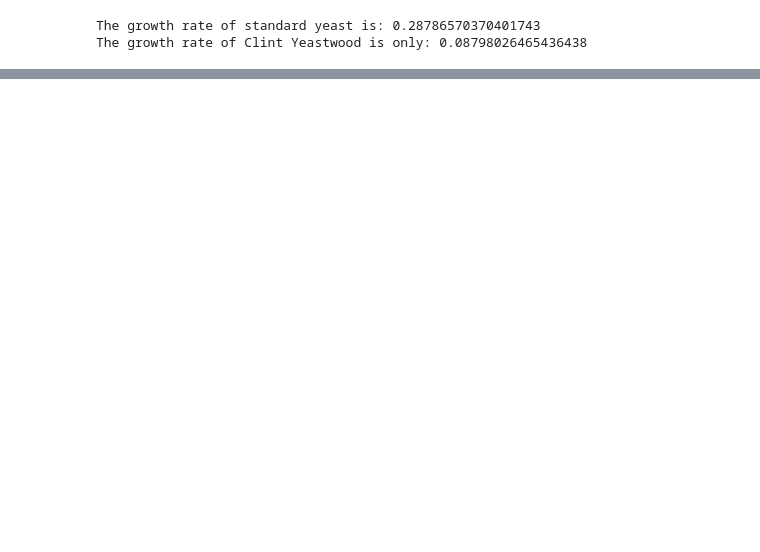
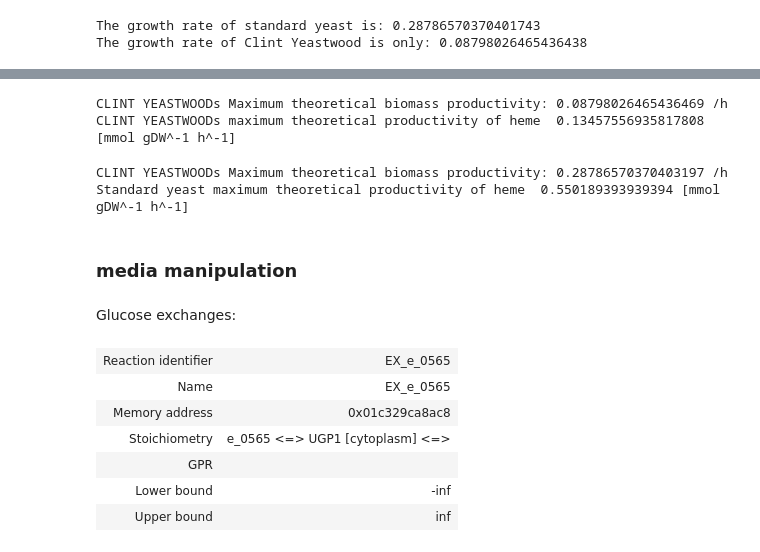
Before and after one commit to 27410/group-assignment-2021-group_10_rhb_cerevisiae, a Jupyter notebook: Analysis/model.ipynb, the cells around one changed output, grey strips where cells are left out. Drawn from its saved outputs; the diff is of its cells as text; code cells hidden in the pictures; blank space fills up the shorter version.

```diff
--- a/Analysis/model.ipynb
+++ b/Analysis/model.ipynb
@@ -195,0 +217,47 @@ model2.reactions.get_by_id(sort_fluxes(reaction_fluxes2)[0]) # reaction_with_lar
+# %%
+medium = model2.medium
+with model2:
+    solution = model2.optimize()
+    print("CLINT YEASTWOODs Maximum theoretical biomass productivity:", solution.fluxes['r_2111'], '/h')
+    #medium['EX_glc__D_e'] = 0
+    #medium['EX_ac_e'] = 10
+    model2.medium = medium
+    model2.objective = model2.reactions.DM_s_0712
+    succ_production = model2.optimize().objective_value
+    print("CLINT YEASTWOODs maximum theoretical productivity of heme ", succ_production, '[mmol gDW^-1 h^-1]')
+# %% [output]
+CLINT YEASTWOODs Maximum theoretical biomass productivity: 0.08798026465436469 /h
+CLINT YEASTWOODs maximum theoretical productivity of heme  0.13457556935817808 [mmol gDW^-1 h^-1]
+# %%
+medium = model.medium
+with model:
+    solution = model.optimize()
+    print("Standard yeast maximum theoretical biomass productivity:", solution.fluxes['BIOMASS_SC5_notrace'], '/h')
+    #medium['EX_glc__D_e'] = 0
+    #medium['EX_ac_e'] = 10
+    model.medium = medium
+    model.objective = model.reactions.DM_pheme_m
+    succ_production = model.optimize().objective_value
+    print("Standard yeast maximum theoretical productivity of heme ", succ_production, '[mmol gDW^-1 h^-1]')
+# %% [output]
+CLINT YEASTWOODs Maximum theoretical biomass productivity: 0.28786570370403197 /h
+Standard yeast maximum theoretical productivity of heme  0.550189393939394 [mmol gDW^-1 h^-1]
+# %% [markdown]
+### media manipulation
+# %% [markdown]
+Glucose exchanges:
+# %%
+model2_glc_exchanges = []
+for i in range (0,len(model2.exchanges)):
+    if model2.exchanges[i].id[5:]=='0565':
+        model2_glc_exchanges.append(model2.exchanges[i])
+# %%
+model2_glc_exchanges[0]
+# %% [output]
+| Reaction identifier | EX_e_0565 |
+| Name | EX_e_0565 |
+| Memory address | 0x01c329ca8ac8 |
+| Stoichiometry | e_0565 <=> UGP1 [cytoplasm] <=> |
+| GPR |  |
+| Lower bound | -inf |
+| Upper bound | inf |
```
Also changed, not shown: parts of 25 cells of this notebook, 2 other files.
